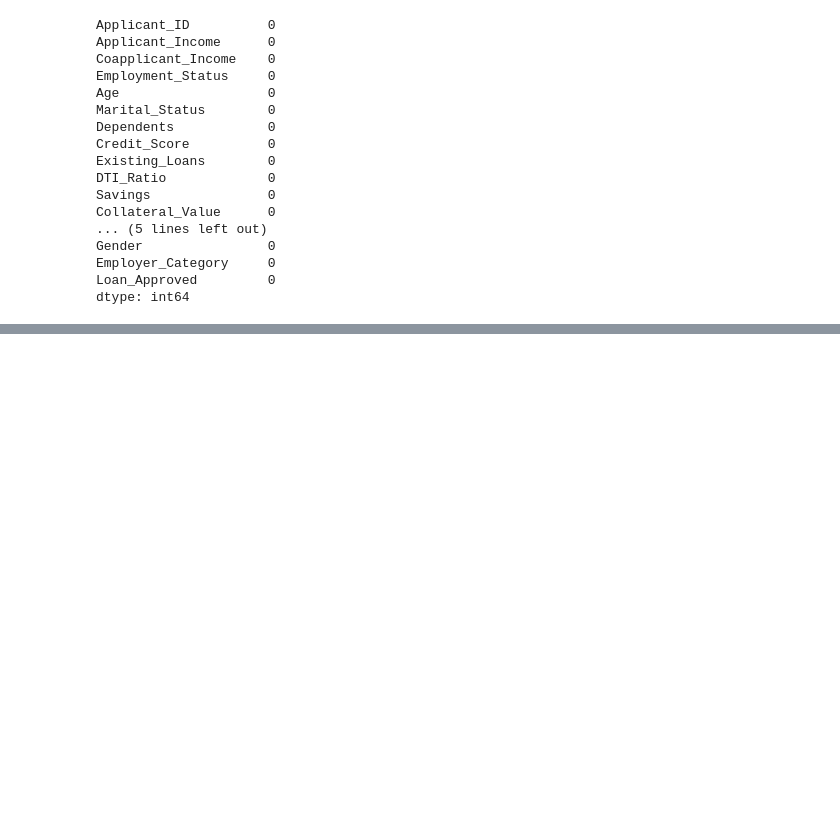
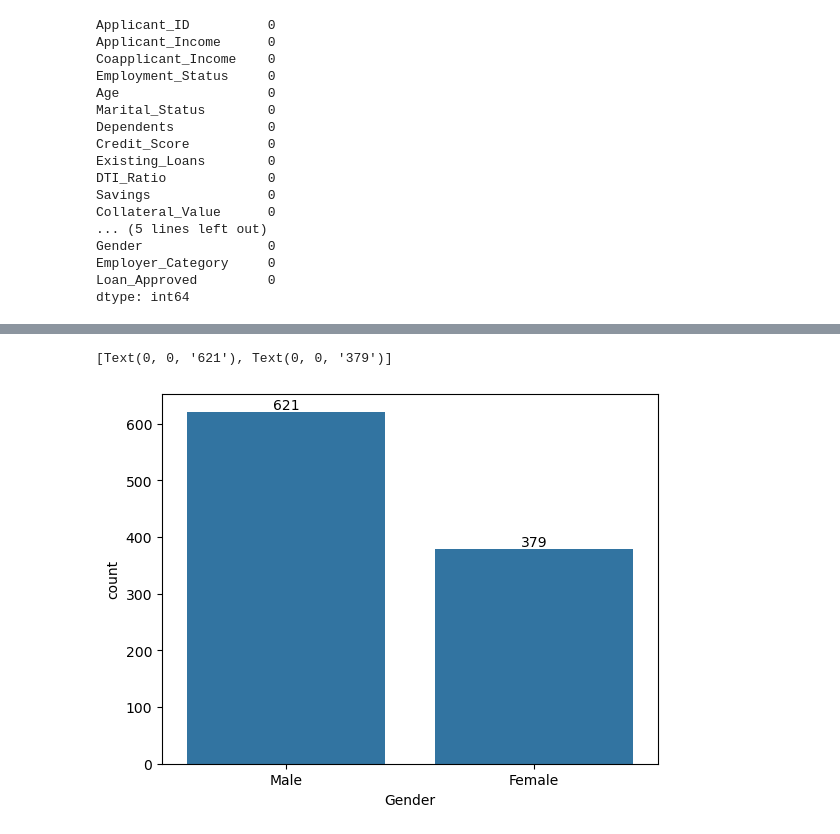
Before and after one commit to MohammedGousemohiyuddinYekkaluru/Credit-Wise-Loan-System, a Jupyter notebook: credit_wise_loan.ipynb, the cells around one changed output, grey strips where cells are left out. Drawn from its saved outputs; the diff is of its cells as text; code cells hidden in the pictures; blank space fills up the shorter version.

```diff
--- a/credit_wise_loan.ipynb
+++ b/credit_wise_loan.ipynb
@@ -82,0 +95,9 @@ dtype: int64
+# %%
+# analyze categories
+
+gender_cnt = df["Gender"].value_counts()
+ax = sns.barplot(gender_cnt)
+ax.bar_label(ax.containers[0])
+# %% [output]
+[Text(0, 0, '621'), Text(0, 0, '379')]
+[figure, added]
```
Also changed, not shown: parts of 10 cells of this notebook.
